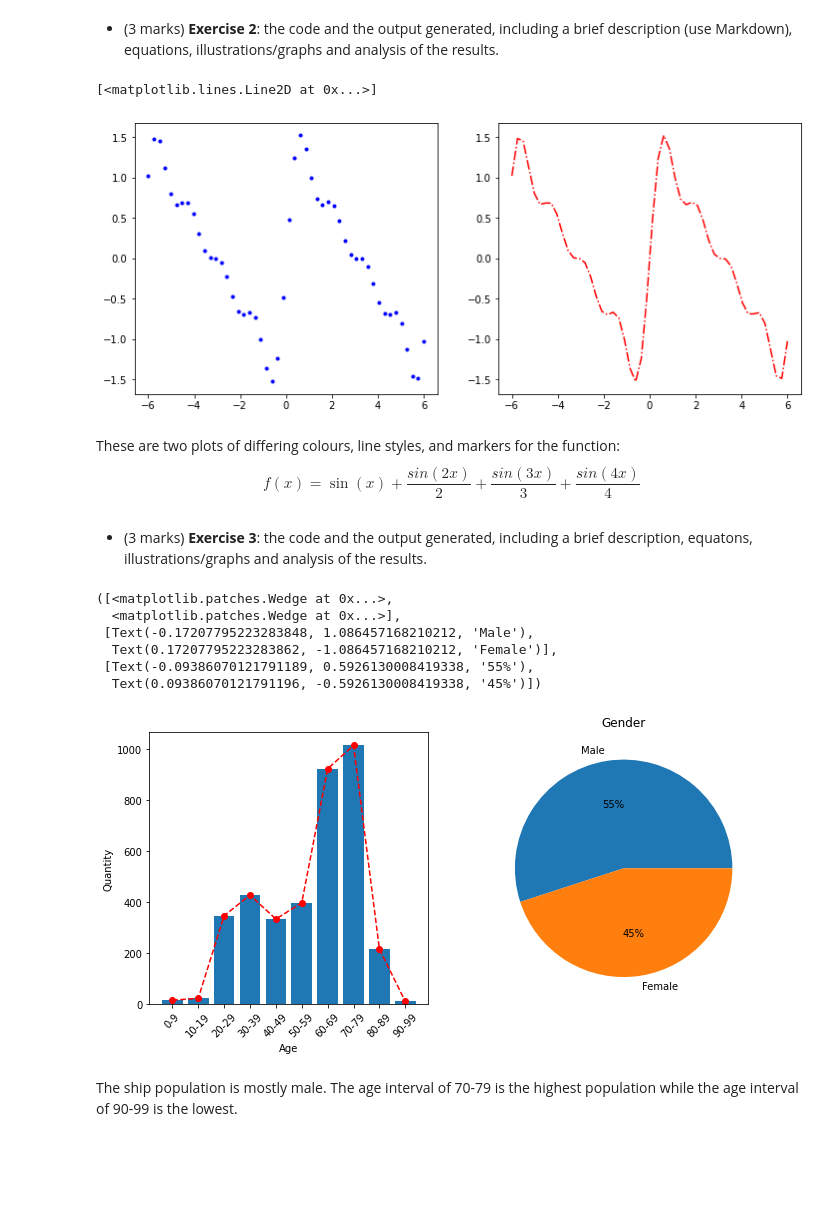
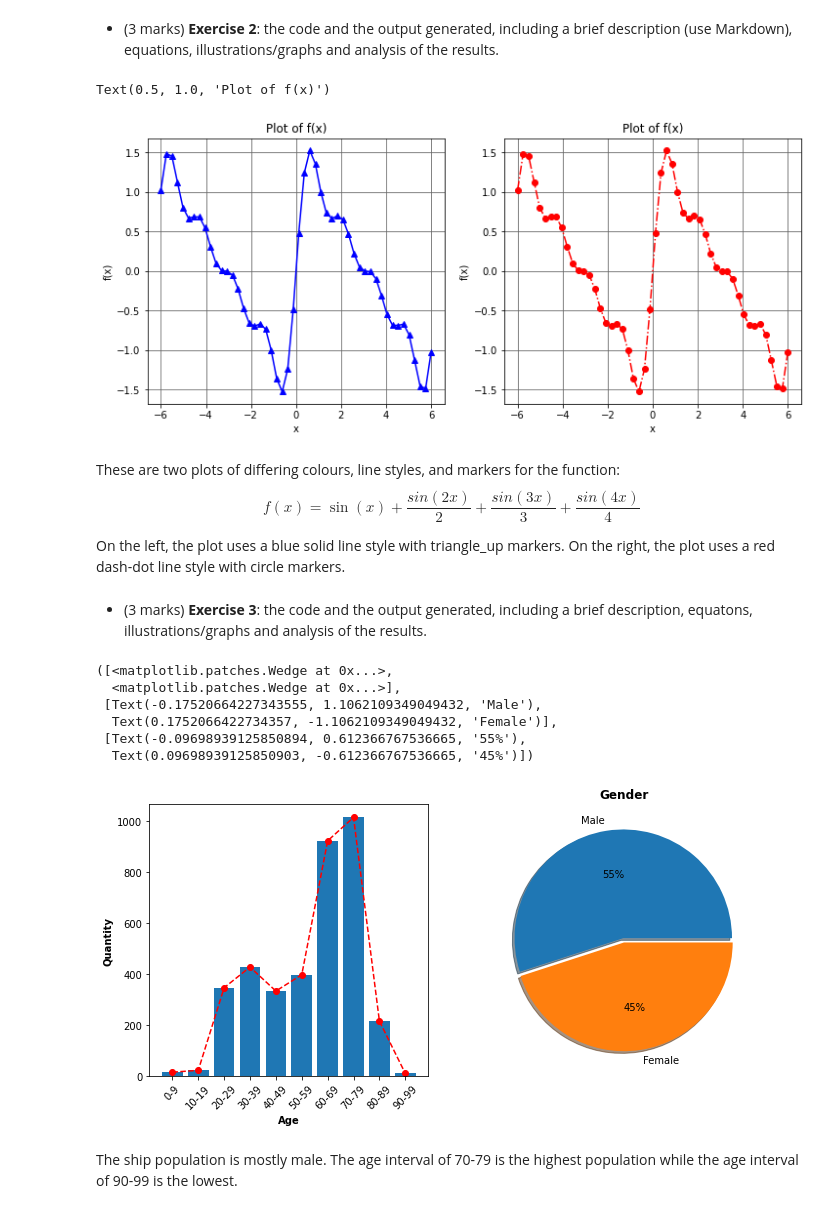
Before and after one commit to nafisat11/ENCM509, a Jupyter notebook: Labs/01/lab01_NafisaTabassum.ipynb, the cells around one changed output. Saved outputs shown, nothing was run; the diff lists cells and outputs as text; code cells hidden in the pictures; blank space fills up the shorter version.

Commit message:
added grids and axes titles

```diff
--- a/Labs/01/lab01_NafisaTabassum.ipynb
+++ b/Labs/01/lab01_NafisaTabassum.ipynb
@@ -43,21 +43,43 @@ Inserted the Dino picture using Markdown
 # %% [markdown]
 - (3 marks) **Exercise 2**: the code and the output generated, including a  brief description (use Markdown), equations, illustrations/graphs and analysis of the results.
 # %%
+import numpy as np
+import matplotlib.pyplot as plt
+
 x = np.linspace(-6, 6)
 y = np.sin(x) + np.sin(2*x)/2 + np.sin(3*x)/3 + np.sin(4*x)/4
 
+# Create the figure and axes objects
 fig, (ax1, ax2) = plt.subplots(ncols=2, figsize=(12,5))
 
-ax1.plot(x, y, 'b.')
-ax2.plot(x, y, 'r-.')
+# Plot the data
+ax1.plot(x, y, '-b^')
+ax2.plot(x, y, '-.ro')
+
+# Show the grid lines as dark grey lines
+ax1.grid(b=True, which='major', color='#666666', linestyle='-')
+ax2.grid(b=True, which='major', color='#666666', linestyle='-')
+
+# Setting axes and title
+ax1.set_xlabel("x")
+ax1.set_ylabel("f(x)")
+ax1.set_title("Plot of f(x)")
+ax2.set_xlabel("x")
+ax2.set_ylabel("f(x)")
+ax2.set_title("Plot of f(x)")
 # %% [output]
-[<matplotlib.lines.Line2D at 0x...>]
+Text(0.5, 1.0, 'Plot of f(x)')
-[figure, old version]
+[figure, new version]
 # %% [markdown]
 These are two plots of differing colours, line styles, and markers for the function: $$f(x) = \sin(x) + \frac{sin(2x)}{2} + \frac{sin(3x)}{3} + \frac{sin(4x)}{4}$$
+
+On the left, the plot uses a blue solid line style with triangle_up markers. On the right, the plot uses a red dash-dot line style with circle markers.
 # %% [markdown]
 - (3 marks) **Exercise 3**: the code and the output generated, including a  brief description, equatons, illustrations/graphs and analysis of the results.
 # %%
+import numpy as np
+import matplotlib.pyplot as plt
+
 # Percentage of male and female passengers
 gender = [55, 45]
 
@@ -68,24 +90,24 @@ age_labels = ['0-9', '10-19', '20-29', '30-39', '40-49', '50-59', '60-69', '70-7
 # Creating a set of subplots
 fig, (ax1, ax2) = plt.subplots(ncols=2, figsize=(11,5))
 
-# Age distribution
-ax1.set_xlabel("Age")
-ax1.set_ylabel("Quantity")
+# Age distribution plot
+ax1.set_xlabel("Age", fontweight="bold")
+ax1.set_ylabel("Quantity", fontweight="bold")
 plt.setp(ax1.get_xticklabels(), rotation=45)
 ax1.bar(age_labels, age)
 ax1.plot(age, '--ro')
 
-# Gender distribution
-ax2.set_title("Gender")
-ax2.pie(np.array(gender), labels=["Male", "Female"], autopct='%1.0f%%')
+# Gender distribution plot
+ax2.set_title("Gender", fontweight="bold")
+ax2.pie(np.array(gender), labels=["Male", "Female"], autopct='%1.0f%%', explode=[0.02, 0.02], shadow=True)
 # %% [output]
 ([<matplotlib.patches.Wedge at 0x...>,
   <matplotlib.patches.Wedge at 0x...>],
- [Text(-0.17207795223283848, 1.086457168210212, 'Male'),
-  Text(0.17207795223283862, -1.086457168210212, 'Female')],
- [Text(-0.09386070121791189, 0.5926130008419338, '55%'),
-  Text(0.09386070121791196, -0.5926130008419338, '45%')])
+ [Text(-0.17520664227343555, 1.1062109349049432, 'Male'),
+  Text(0.1752066422734357, -1.1062109349049432, 'Female')],
+ [Text(-0.09698939125850894, 0.612366767536665, '55%'),
+  Text(0.09698939125850903, -0.612366767536665, '45%')])
-[figure, old version]
+[figure, new version]
 # %% [markdown]
 The ship population is mostly male. The age interval of 70-79 is the highest population while the age interval of 90-99 is the lowest.
 # %% [markdown]
```
Also changed, not shown: parts of 2 cells of this notebook.
